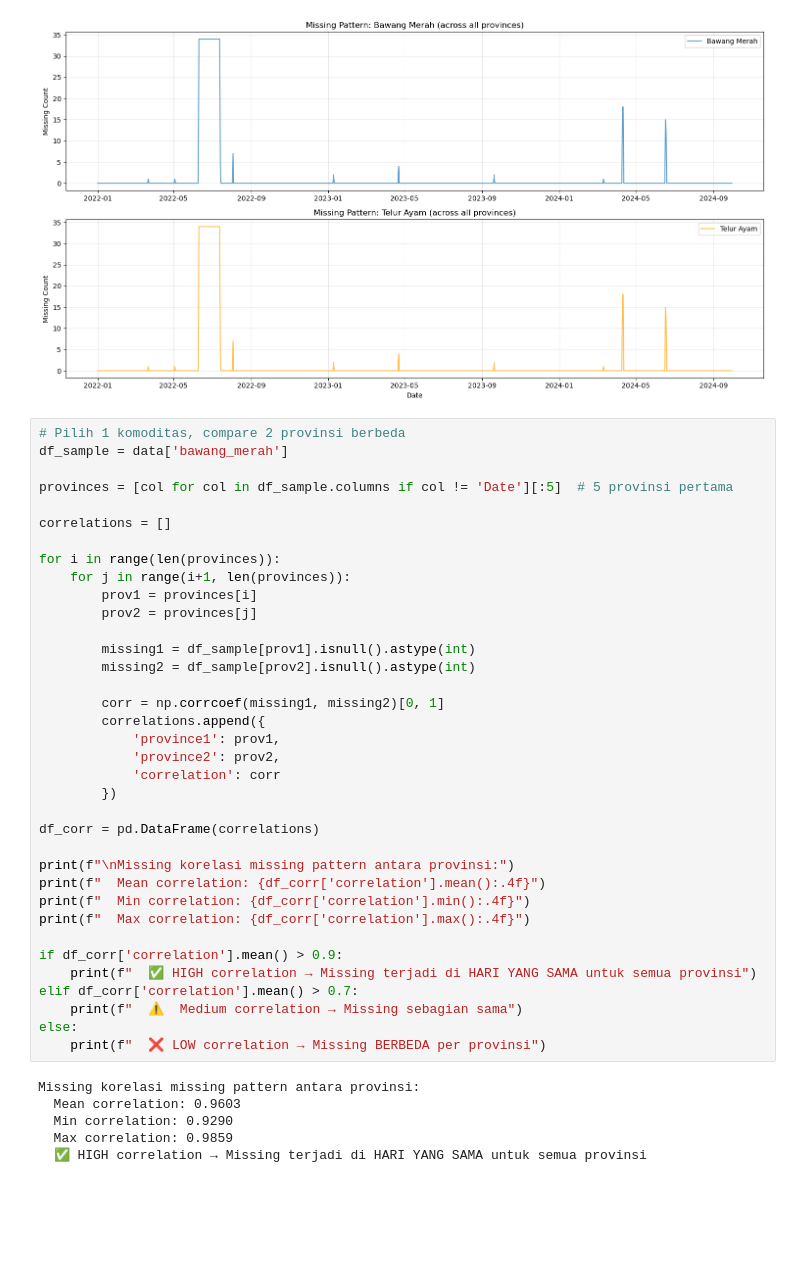
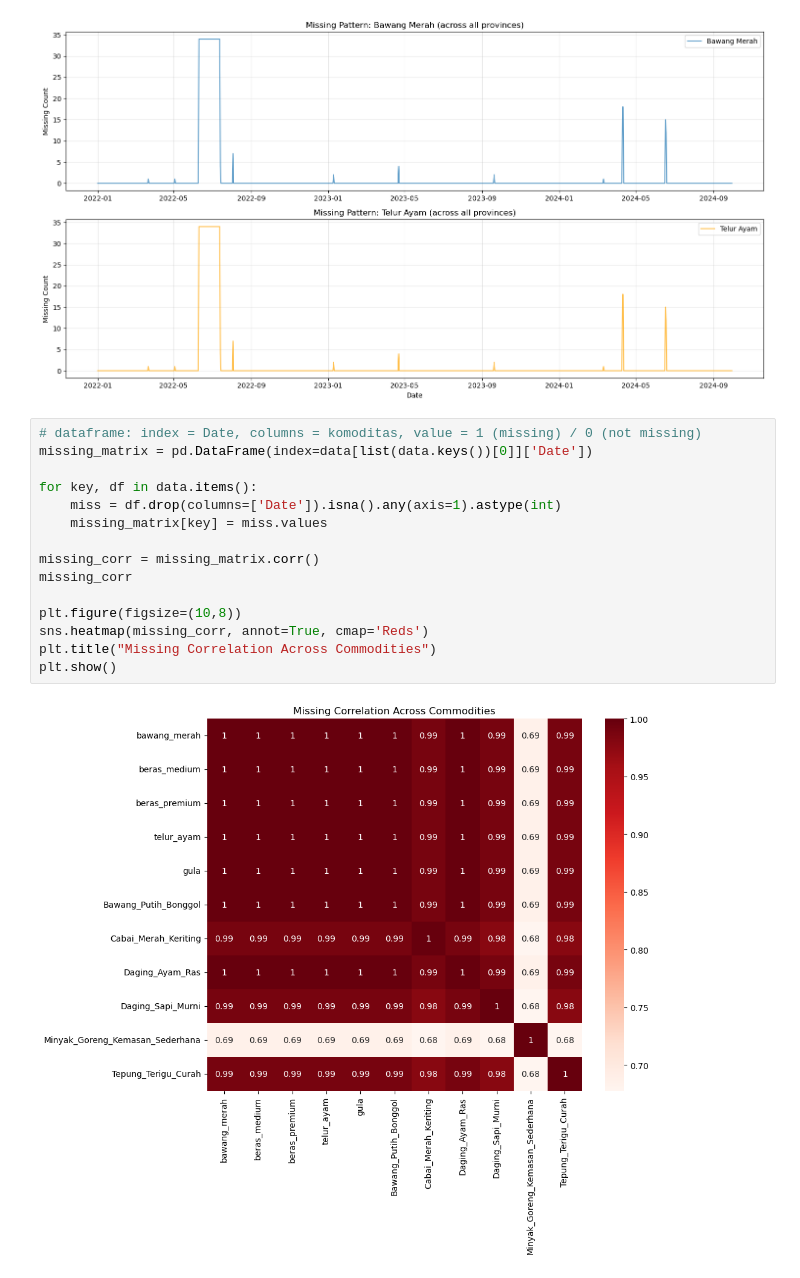
Before and after one commit to yusuf601/Final-AI-Submission, a Jupyter notebook: Final_Project.ipynb, the cells around one changed output. Cells and saved outputs as stored; diff of their text form; blank space fills up the shorter version.

```diff
--- a/Final_Project.ipynb
+++ b/Final_Project.ipynb
@@ -690,44 +693,19 @@ Bawang Merah vs Telur Ayam:
   ✅ VERY HIGH correlation → Missing pattern identik
 [figure]
 # %%
-# Pilih 1 komoditas, compare 2 provinsi berbeda
-df_sample = data['bawang_merah']
+# dataframe: index = Date, columns = komoditas, value = 1 (missing) / 0 (not missing)
+missing_matrix = pd.DataFrame(index=data[list(data.keys())[0]]['Date'])
 
-provinces = [col for col in df_sample.columns if col != 'Date'][:5]  # 5 provinsi pertama
+for key, df in data.items():
+    miss = df.drop(columns=['Date']).isna().any(axis=1).astype(int)
+    missing_matrix[key] = miss.values
 
-correlations = []
+missing_corr = missing_matrix.corr()
+missing_corr
 
-for i in range(len(provinces)):
-    for j in range(i+1, len(provinces)):
-        prov1 = provinces[i]
-        prov2 = provinces[j]
-
-        missing1 = df_sample[prov1].isnull().astype(int)
-        missing2 = df_sample[prov2].isnull().astype(int)
-
-        corr = np.corrcoef(missing1, missing2)[0, 1]
-        correlations.append({
-            'province1': prov1,
-            'province2': prov2,
-            'correlation': corr
-        })
-
-df_corr = pd.DataFrame(correlations)
-
-print(f"\nMissing korelasi missing pattern antara provinsi:")
-print(f"  Mean correlation: {df_corr['correlation'].mean():.4f}")
-print(f"  Min correlation: {df_corr['correlation'].min():.4f}")
-print(f"  Max correlation: {df_corr['correlation'].max():.4f}")
-
-if df_corr['correlation'].mean() > 0.9:
-    print(f"  ✅ HIGH correlation → Missing terjadi di HARI YANG SAMA untuk semua provinsi")
-elif df_corr['correlation'].mean() > 0.7:
-    print(f"  ⚠️  Medium correlation → Missing sebagian sama")
-else:
-    print(f"  ❌ LOW correlation → Missing BERBEDA per provinsi")
+plt.figure(figsize=(10,8))
+sns.heatmap(missing_corr, annot=True, cmap='Reds')
+plt.title("Missing Correlation Across Commodities")
+plt.show()
 # %% [output]
-Missing korelasi missing pattern antara provinsi:
-  Mean correlation: 0.9603
-  Min correlation: 0.9290
-  Max correlation: 0.9859
-  ✅ HIGH correlation → Missing terjadi di HARI YANG SAMA untuk semua provinsi
+[figure, added]
```
Also changed, not shown: parts of 20 cells of this notebook, 2 other files.
